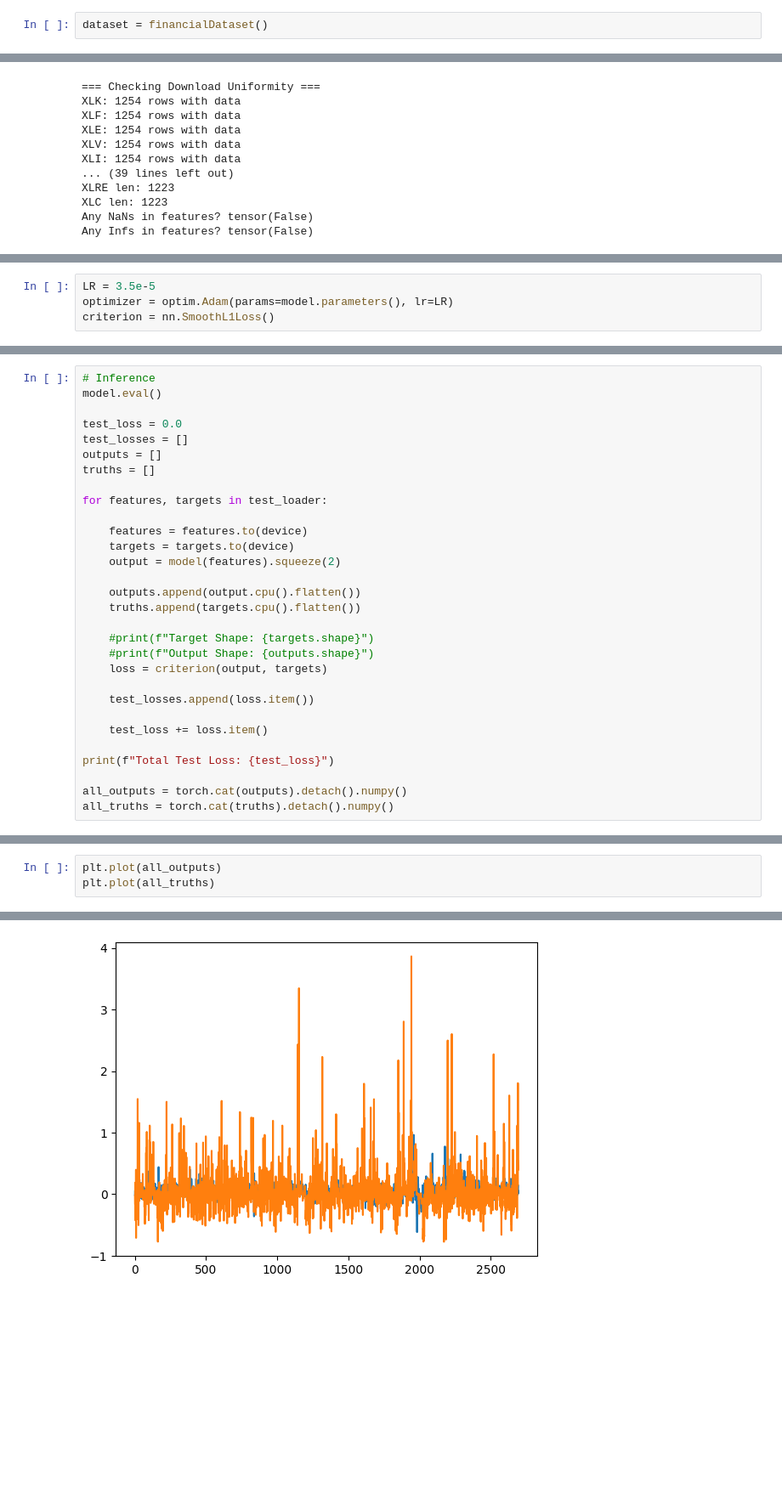
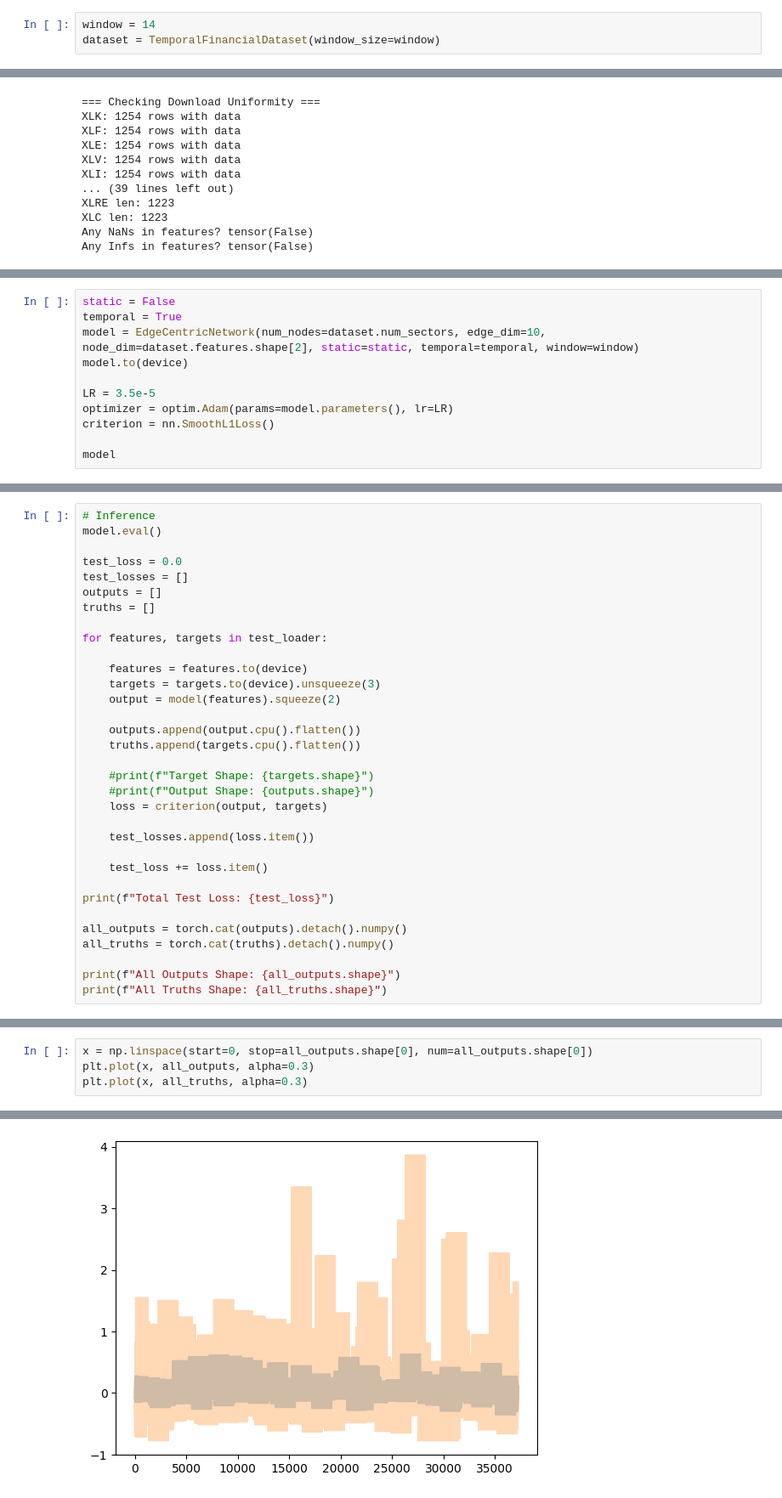
Before and after one commit to Retrospek/AlphaGrid, a Jupyter notebook: train.ipynb, the cells around one changed output, grey strips where cells are left out. Shown at 85% size. Drawn from its saved outputs; the diff is of its cells as text; blank space fills up the shorter version.

Commit message:
Finished Temporal Model Development. Starting on GARCH and evaluator algorithm

```diff
--- a/train.ipynb
+++ b/train.ipynb
@@ -32,7 +33,8 @@ numpy:               2.2.4
 matplotlib:          3.10.3
 logger (custom):     loaded
 # %%
-dataset = financialDataset()
+window = 14
+dataset = TemporalFinancialDataset(window_size=window)
 # %% [output]
 Downloading Sector-Based Data...
 [*********************100%***********************]  11 of 11 completed
@@ -103,4 +86,11 @@ EdgeCentricNetwork(
 # %%
+static = False
+temporal = True
+model = EdgeCentricNetwork(num_nodes=dataset.num_sectors, edge_dim=10, node_dim=dataset.features.shape[2], static=static, temporal=temporal, window=window)
+model.to(device)
+
 LR = 3.5e-5
 optimizer = optim.Adam(params=model.parameters(), lr=LR)
 criterion = nn.SmoothL1Loss()
+
+model
@@ -161,7 +169,7 @@ truths = []
 for features, targets in test_loader:
 
     features = features.to(device)
-    targets = targets.to(device)
+    targets = targets.to(device).unsqueeze(3)
     output = model(features).squeeze(2)
 
     outputs.append(output.cpu().flatten())
@@ -179,4 +187,7 @@ print(f"Total Test Loss: {test_loss}")
 
 all_outputs = torch.cat(outputs).detach().numpy()
 all_truths = torch.cat(truths).detach().numpy()
+
+print(f"All Outputs Shape: {all_outputs.shape}")
+print(f"All Truths Shape: {all_truths.shape}")
 # %% [output]
@@ -184,9 +197,10 @@ Total Test Loss: 0.18388650938868523
 # %%
-plt.plot(all_outputs)
-plt.plot(all_truths)
+x = np.linspace(start=0, stop=all_outputs.shape[0], num=all_outputs.shape[0])
+plt.plot(x, all_outputs, alpha=0.3)
+plt.plot(x, all_truths, alpha=0.3)
 # %% [output]
 [<matplotlib.lines.Line2D at 0x...>]
-[figure, old version]
+[figure, new version]
 # %%
 # Fun Statistic Checker Code
 
```
Also changed, not shown: parts of 10 cells of this notebook, 14 other files.
